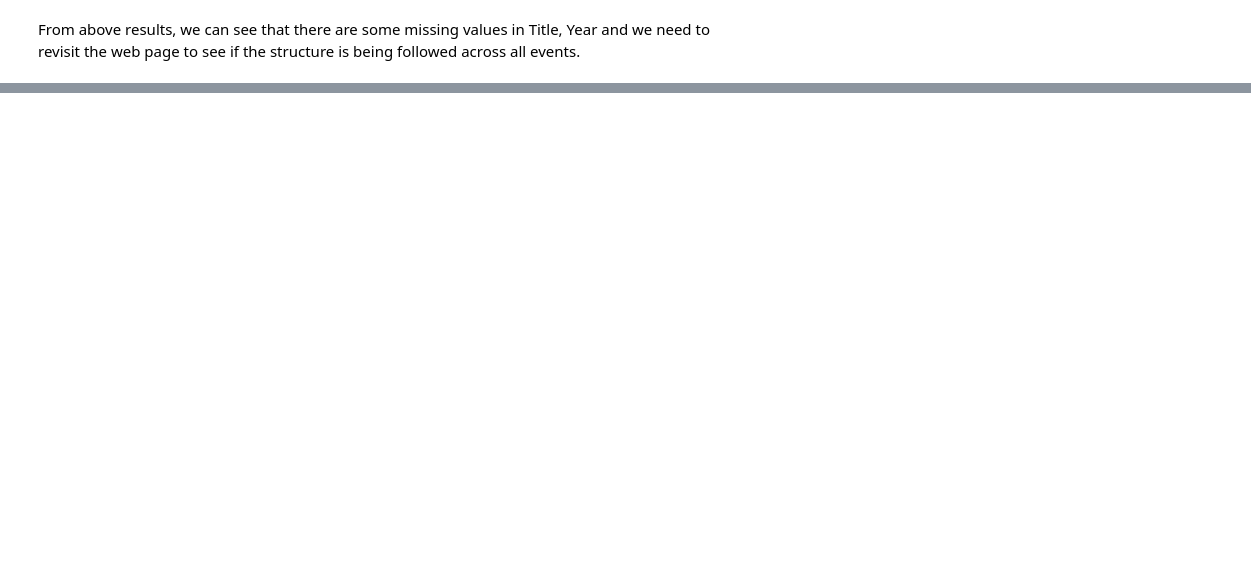
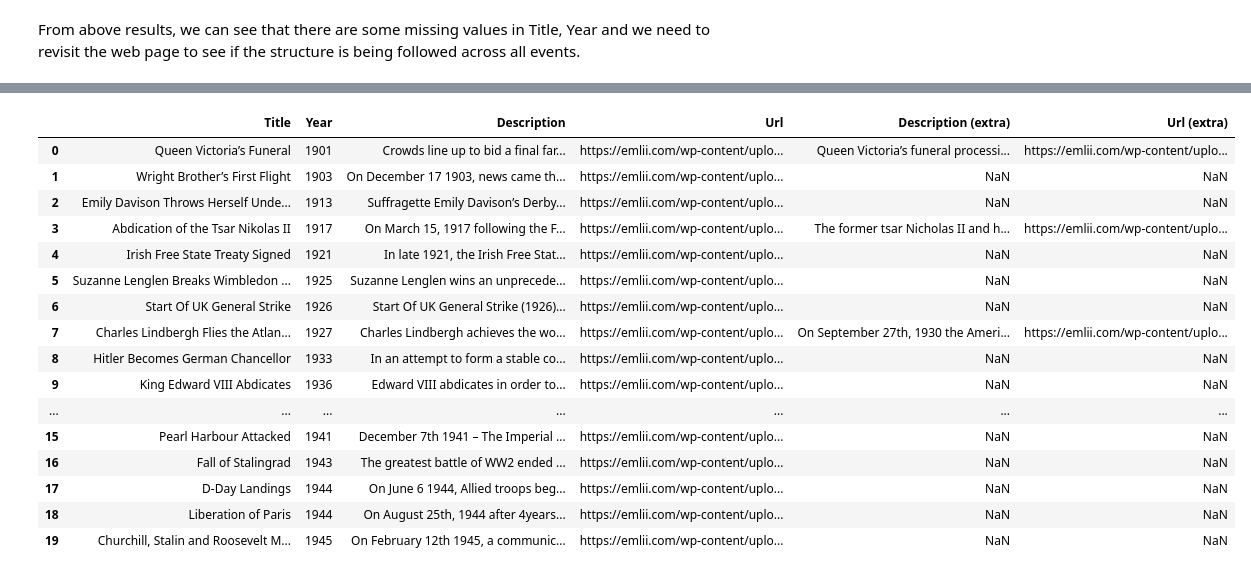
Before and after one commit to peeush-the-developer/projects-on-data-science, a Jupyter notebook: Web-Scraping/01-Historical-Events-100-years/WebScraping_Events.ipynb, the cells around one changed output, grey strips where cells are left out. Drawn from its saved outputs; the diff is of its cells as text; code cells hidden in the pictures; blank space fills up the shorter version.

Commit message:
Performed data cleaning to get finally cleaned data for further analysis.

```diff
--- a/Web-Scraping/01-Historical-Events-100-years/WebScraping_Events.ipynb
+++ b/Web-Scraping/01-Historical-Events-100-years/WebScraping_Events.ipynb
@@ -166,0 +243,4 @@ From above results, we can see that there are some missing values in Title, Year
+# %%
+for event in events[:5]:
+  title, year = get_title_year(event)
+  print(year, title)
@@ -166,0 +257,19 @@ From above results, we can see that there are some missing values in Title, Year
+# %%
+# Loop through all events and put them in 2 lists such as:
+#  - Put valid event in 1st list with a mapping or event index
+#  - Put extension event in 2nd list with mapping to previous seen event
+events_list = []
+ext_events_list = []
+for id, event in enumerate(events):
+    title, year = get_title_year(event)
+    url = get_image_url(event)
+    desc = get_description(event)
+    index = id
+    if title:
+      events_list.append((index, title, year, desc, url))
+    else:
+      # This is an extension of previous event
+      ext_events_list.append((index-1, desc, url))
+
+print('Actual events count:', len(events_list))
+print('Extension events count:', len(ext_events_list))
@@ -166,0 +279,3 @@ From above results, we can see that there are some missing values in Title, Year
+# %%
+df = pd.DataFrame(events_list, columns=['Index','Title','Year','Description','Url'])
+ext_df = pd.DataFrame(ext_events_list, columns=['Index', 'Description (extra)', 'Url (extra)'])
@@ -166,0 +316,23 @@ From above results, we can see that there are some missing values in Title, Year
+# %%
+# We can merge these 2 DataFrames based on 'Index' column
+df_merged = pd.merge(left=df, right=ext_df, how='left', on='Index')
+df_merged.drop('Index', axis=1, inplace=True)
+df_merged.head(20)
+# %% [output]
+|  | Title | Year | Description | Url | Description (extra) | Url (extra) |
+| 0 | Queen Victoria’s Funeral | 1901 | Crowds line up to bid a final far... | https://emlii.com/wp-content/uplo... | Queen Victoria’s funeral processi... | https://emlii.com/wp-content/uplo... |
+| 1 | Wright Brother’s First Flight | 1903 | On December 17 1903, news came th... | https://emlii.com/wp-content/uplo... | NaN | NaN |
+| 2 | Emily Davison Throws Herself Unde... | 1913 | Suffragette Emily Davison’s Derby... | https://emlii.com/wp-content/uplo... | NaN | NaN |
+| 3 | Abdication of the Tsar Nikolas II | 1917 | On March 15, 1917 following the F... | https://emlii.com/wp-content/uplo... | The former tsar Nicholas II and h... | https://emlii.com/wp-content/uplo... |
+| 4 | Irish Free State Treaty Signed | 1921 | In late 1921, the Irish Free Stat... | https://emlii.com/wp-content/uplo... | NaN | NaN |
+| 5 | Suzanne Lenglen Breaks Wimbledon ... | 1925 | Suzanne Lenglen wins an unprecede... | https://emlii.com/wp-content/uplo... | NaN | NaN |
+| 6 | Start Of UK General Strike | 1926 | Start Of UK General Strike (1926)... | https://emlii.com/wp-content/uplo... | NaN | NaN |
+| 7 | Charles Lindbergh Flies the Atlan... | 1927 | Charles Lindbergh achieves the wo... | https://emlii.com/wp-content/uplo... | On September 27th, 1930 the Ameri... | https://emlii.com/wp-content/uplo... |
+| 8 | Hitler Becomes German Chancellor | 1933 | In an attempt to form a stable co... | https://emlii.com/wp-content/uplo... | NaN | NaN |
+| 9 | King Edward VIII Abdicates | 1936 | Edward VIII abdicates in order to... | https://emlii.com/wp-content/uplo... | NaN | NaN |
+| ... | ... | ... | ... | ... | ... | ... |
+| 15 | Pearl Harbour Attacked | 1941 | December 7th 1941 – The Imperial ... | https://emlii.com/wp-content/uplo... | NaN | NaN |
+| 16 | Fall of Stalingrad | 1943 | The greatest battle of WW2 ended ... | https://emlii.com/wp-content/uplo... | NaN | NaN |
+| 17 | D-Day Landings | 1944 | On June 6 1944, Allied troops beg... | https://emlii.com/wp-content/uplo... | NaN | NaN |
+| 18 | Liberation of Paris | 1944 | On August 25th, 1944 after 4years... | https://emlii.com/wp-content/uplo... | NaN | NaN |
+| 19 | Churchill, Stalin and Roosevelt M... | 1945 | On February 12th 1945, a communic... | https://emlii.com/wp-content/uplo... | NaN | NaN |
```
Also changed, not shown: parts of 17 cells of this notebook.
